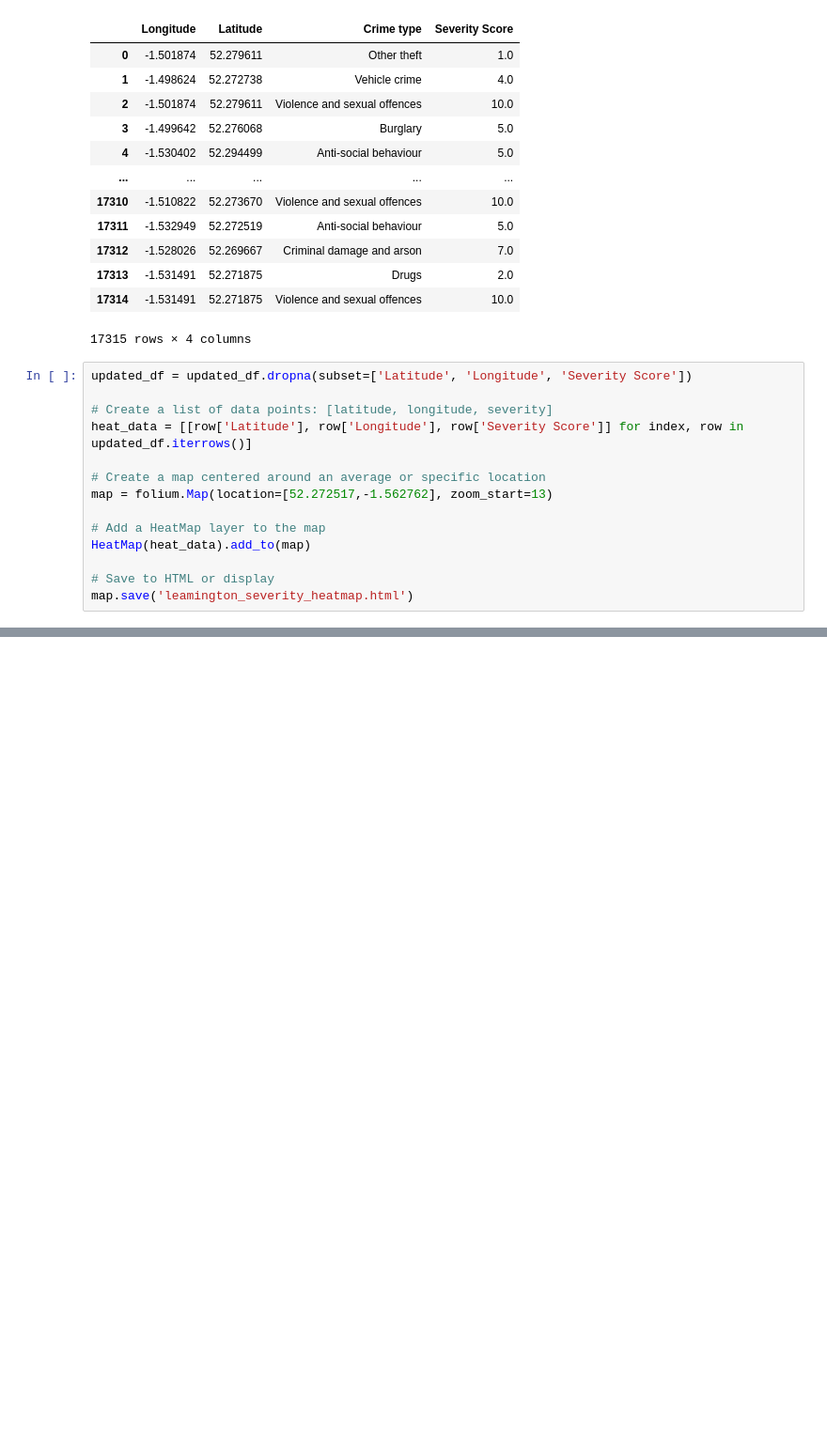
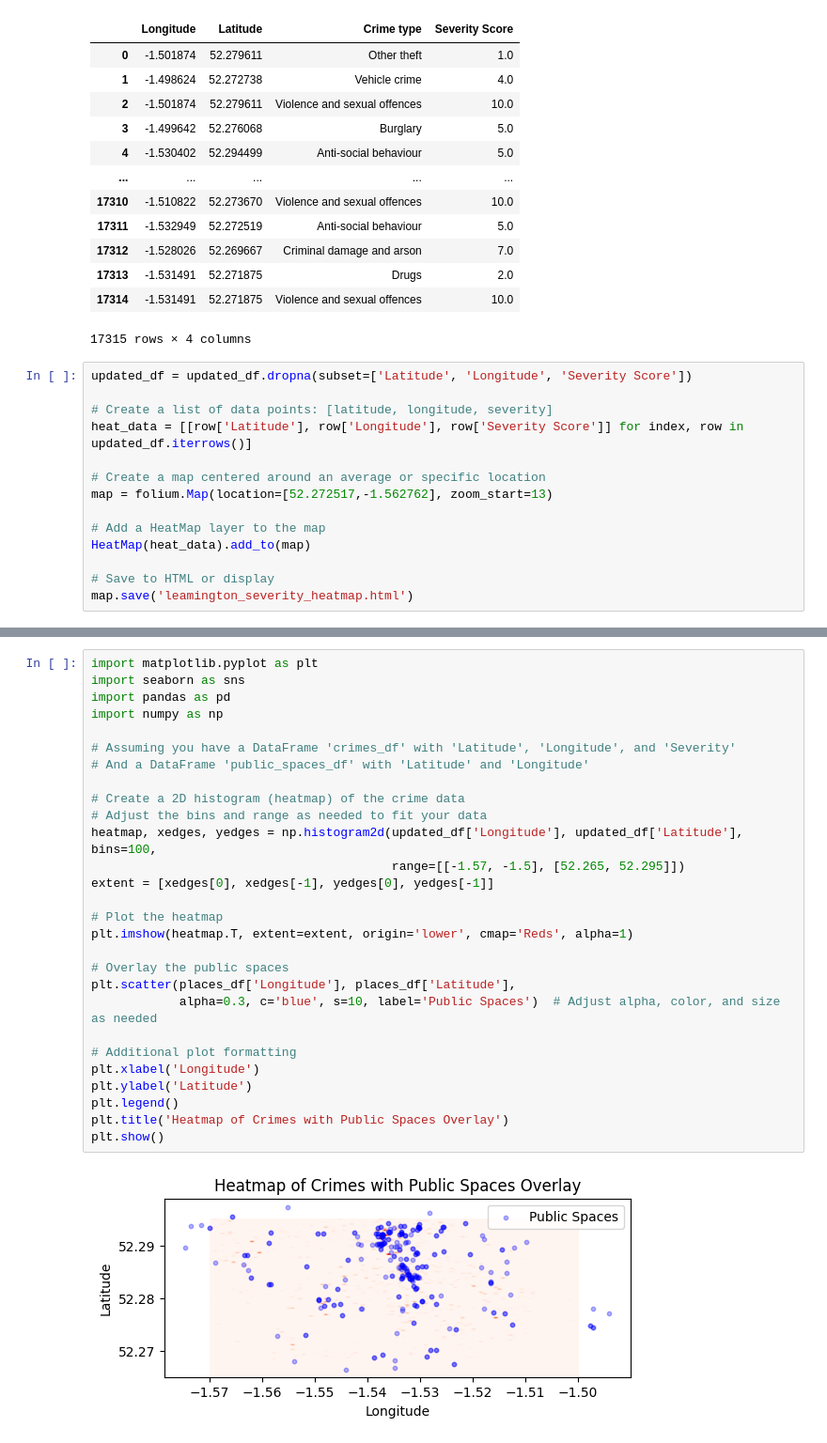
Before and after one commit to loisperryman02/proutectapp, a Jupyter notebook: mobile-application/python-files/generating_heatmaps.ipynb, the cells around one changed output, grey strips where cells are left out. Shown: that part at 94% size. Drawn from its saved outputs; the diff is of its cells as text; blank space fills up the shorter version.

```diff
--- a/mobile-application/python-files/generating_heatmaps.ipynb
+++ b/mobile-application/python-files/generating_heatmaps.ipynb
@@ -198,0 +241,30 @@ map.save('leamington_severity_heatmap.html')
+# %%
+import matplotlib.pyplot as plt
+import seaborn as sns
+import pandas as pd
+import numpy as np
+
+# Assuming you have a DataFrame 'crimes_df' with 'Latitude', 'Longitude', and 'Severity'
+# And a DataFrame 'public_spaces_df' with 'Latitude' and 'Longitude'
+
+# Create a 2D histogram (heatmap) of the crime data
+# Adjust the bins and range as needed to fit your data
+heatmap, xedges, yedges = np.histogram2d(updated_df['Longitude'], updated_df['Latitude'], bins=100,
+                                         range=[[-1.57, -1.5], [52.265, 52.295]])
+extent = [xedges[0], xedges[-1], yedges[0], yedges[-1]]
+
+# Plot the heatmap
+plt.imshow(heatmap.T, extent=extent, origin='lower', cmap='Reds', alpha=1)
+
+# Overlay the public spaces
+plt.scatter(places_df['Longitude'], places_df['Latitude'],
+            alpha=0.3, c='blue', s=10, label='Public Spaces')  # Adjust alpha, color, and size as needed
+
+# Additional plot formatting
+plt.xlabel('Longitude')
+plt.ylabel('Latitude')
+plt.legend()
+plt.title('Heatmap of Crimes with Public Spaces Overlay')
+plt.show()
+# %% [output]
+[figure, added]
```
Also changed, not shown: parts of 2 cells of this notebook, 14 other files.
